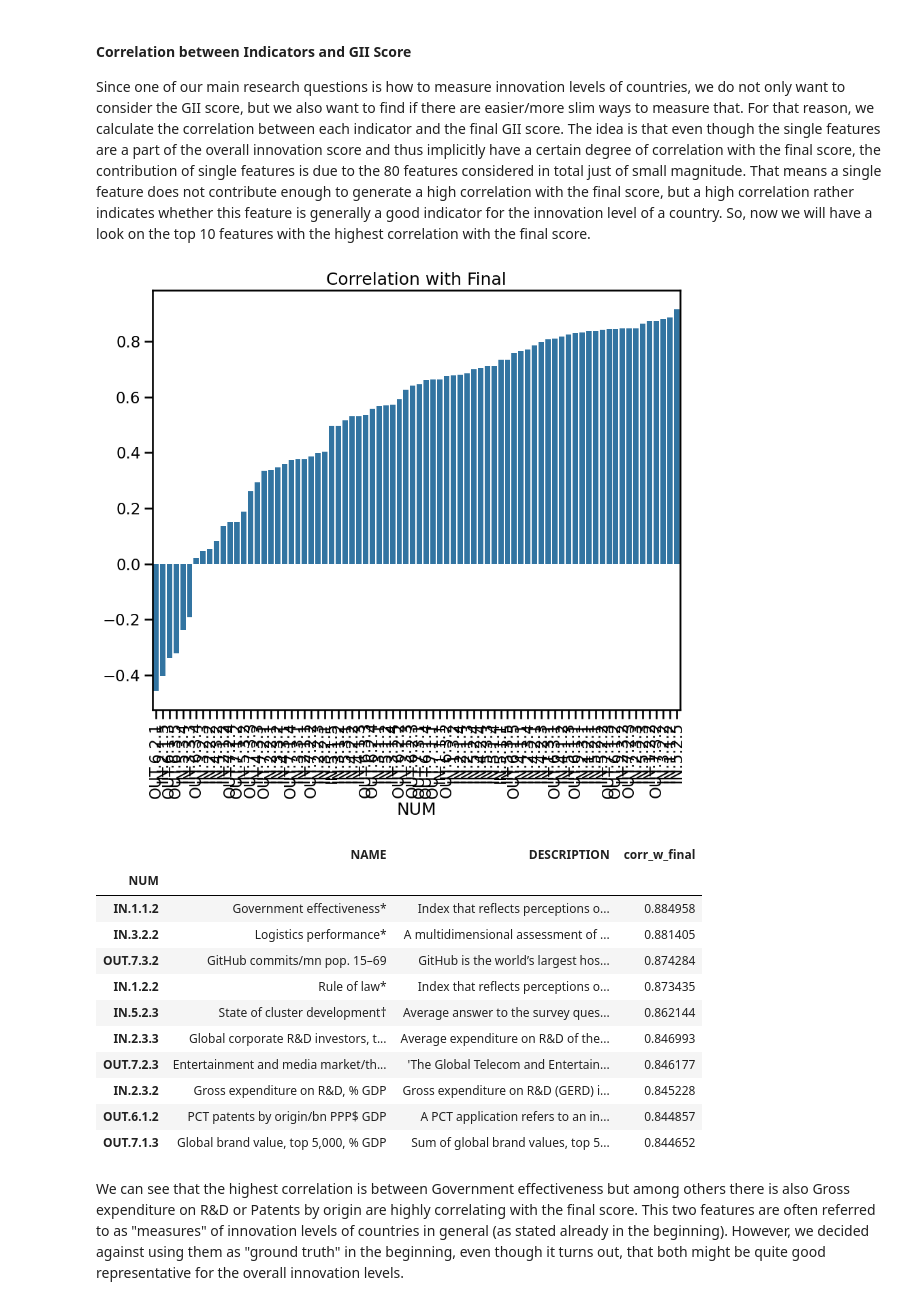
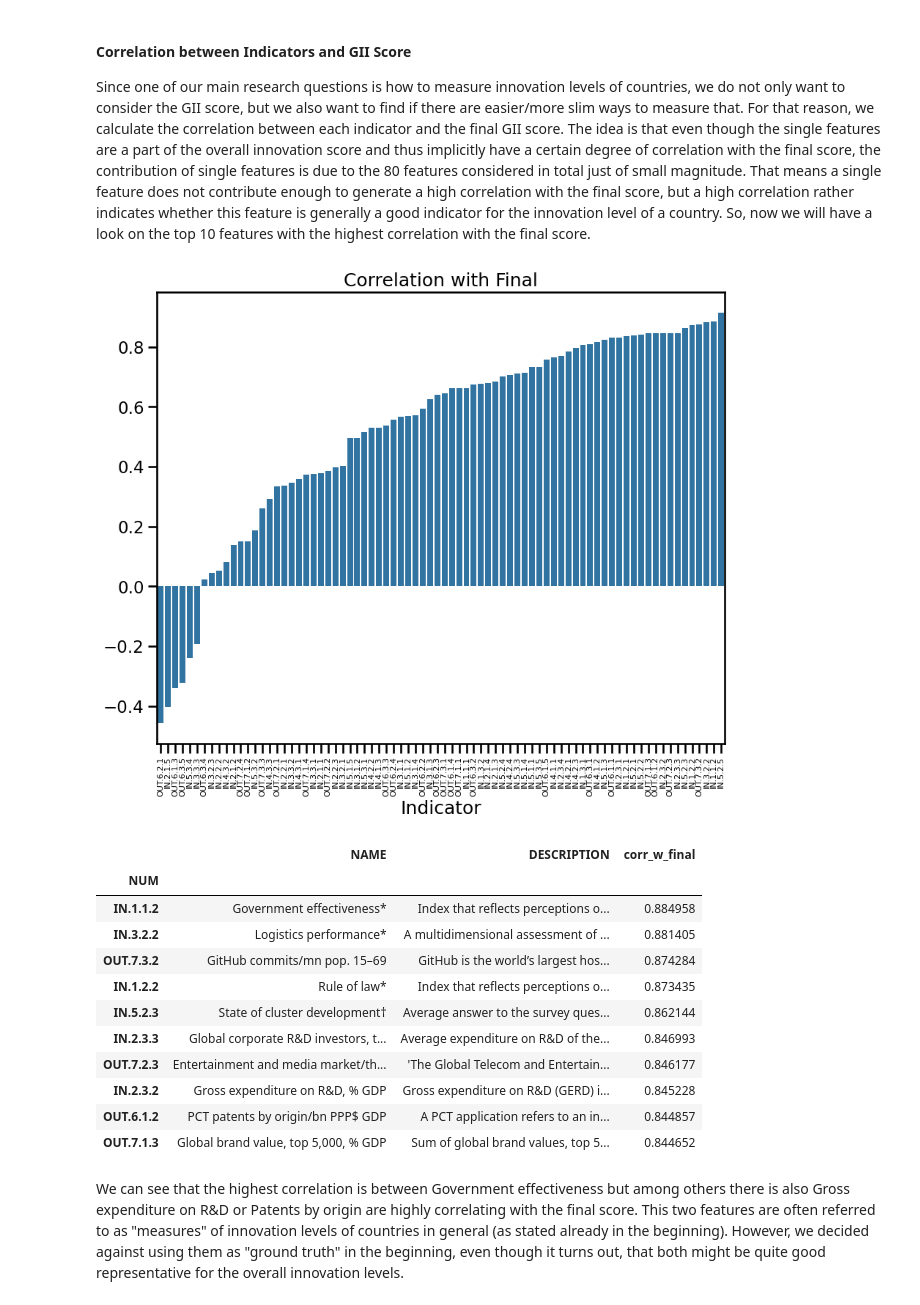
Before and after one commit to StefanHamm/DOPP_WS24, a Jupyter notebook: notebooks/Consolidated.ipynb, the cells around one changed output. Drawn from its saved outputs; the diff is of its cells as text; code cells hidden in the pictures.

```diff
--- a/notebooks/Consolidated.ipynb
+++ b/notebooks/Consolidated.ipynb
@@ -330,21 +330,23 @@ Since one of our main research questions is how to measure innovation levels of
 # %%
 def get_correlation_final(df_scores_raw, df_scores, gii_index_structure):
     corr_with_final = df_scores_raw.corrwith(df_scores["Final"])
 
     plt.figure(figsize=(10, 8))
     g = sns.barplot(corr_with_final.sort_values(),)
-    g.tick_params(axis='x', rotation=90)
+    g.tick_params(axis='x', rotation=90, labelsize=8)  # Adjust labelsize to make text smaller
     plt.title("Correlation with Final")
+    plt.xlabel("Indicator")
     plt.show()
     corr_top10 = abs(corr_with_final).sort_values(ascending=False).iloc[1:11]
 
     corr_top10_info = gii_index_structure.loc[corr_top10.index.to_list()][["NAME", "DESCRIPTION"]]
     corr_top10_info["corr_w_final"] = corr_top10
     display(corr_top10_info)
 
+
 get_correlation_final(df_scores_raw_2024, df_scores_2024, gii_index_structure_2024)
 # %% [output]
-[figure, old version]
+[figure, new version]
 |  | NAME | DESCRIPTION | corr_w_final |
 | NUM |  |  |  |
 | IN.1.1.2 | Government effectiveness* | Index that reflects perceptions o... | 0.884958 |
```
Also changed, not shown: parts of 2 cells of this notebook.
